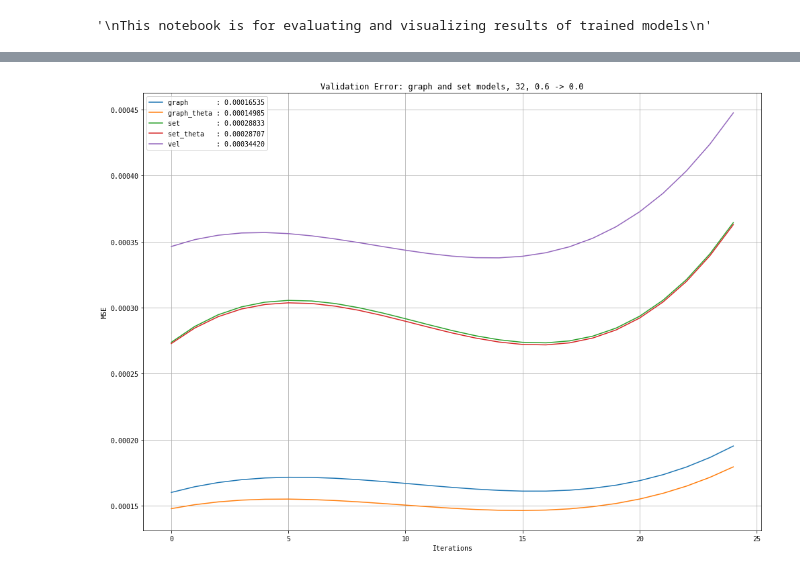
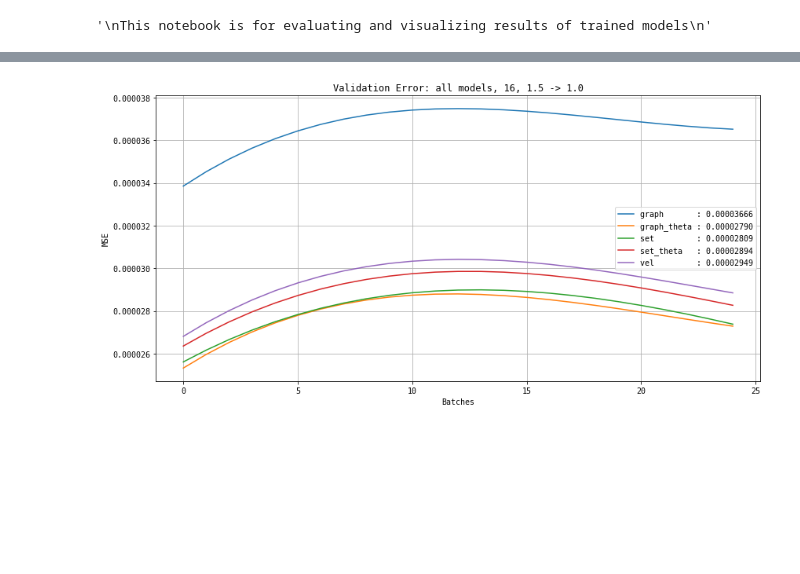
Before and after one commit to evdcush/N-Body_PointCloudEvolution, a Jupyter notebook: Samples/review.ipynb, the cells around one changed output, grey strips where cells are left out. Cells and saved outputs as stored; diff of their text form; code cells hidden in the pictures; blank space fills up the shorter version.

```diff
--- a/Samples/review.ipynb
+++ b/Samples/review.ipynb
@@ -101,15 +122,20 @@ plot_loss(losses_tr_32_0600, 'all', 'Training Error: graph and set models, 32, 0
-# %%
-#def plot_loss(lh, subject, ptitle, fsave_name, start_idx=0, smooth=False, val=False)
-sname = PLOT_SAVE_DIR + 'graph_32_0600_validation'
-plot_loss(losses_va_32_0600, 'gra', 'Validation Error: graph model, 32, 0.6 -> 0.0', sname, start_idx=0, smooth=True)
-
-sname = PLOT_SAVE_DIR + 'set_32_0600_validation'
-plot_loss(losses_va_32_0600, 'set', 'Validation Error: set model, 32, 0.6 -> 0.0', sname, start_idx=0, smooth=True)
-
-sname = PLOT_SAVE_DIR + 'all_32_0600_validation'
-plot_loss(losses_va_32_0600, 'all', 'Validation Error: graph and set models, 32, 0.6 -> 0.0', sname, start_idx=0, smooth=True)
-# %% [output]
-[figure, removed]
+# %%
+# 0.6 -> 0.0
+plot_loss(losses_va_32_0600, 'gra', (32, 0.6, 0.0), start_idx=0, smooth=True, val=True)
+plot_loss(losses_va_32_0600, 'set', (32, 0.6, 0.0), start_idx=0, smooth=True, val=True)
+plot_loss(losses_va_32_0600, 'all', (32, 0.6, 0.0), start_idx=0, smooth=True, val=True)
+
+# 1.0 -> 0.8
+plot_loss(losses_va_32_1008, 'gra', (32, 1.0, 0.8), start_idx=0, smooth=True, val=True)
+plot_loss(losses_va_32_1008, 'set', (32, 1.0, 0.8), start_idx=0, smooth=True, val=True)
+plot_loss(losses_va_32_1008, 'all', (32, 1.0, 0.8), start_idx=0, smooth=True, val=True)
+
+# 1.5 -> 1.0
+plot_loss(losses_va_16_1510, 'gra', (16, 1.5, 1.0), start_idx=0, smooth=True, val=True)
+plot_loss(losses_va_16_1510, 'set', (16, 1.5, 1.0), start_idx=0, smooth=True, val=True)
+plot_loss(losses_va_16_1510, 'all', (16, 1.5, 1.0), start_idx=0, smooth=True, val=True)
+# %% [output]
+[figure, added]
 # %%
 '''
 #=============================================================================
```
Also changed, not shown: parts of 12 cells of this notebook.
